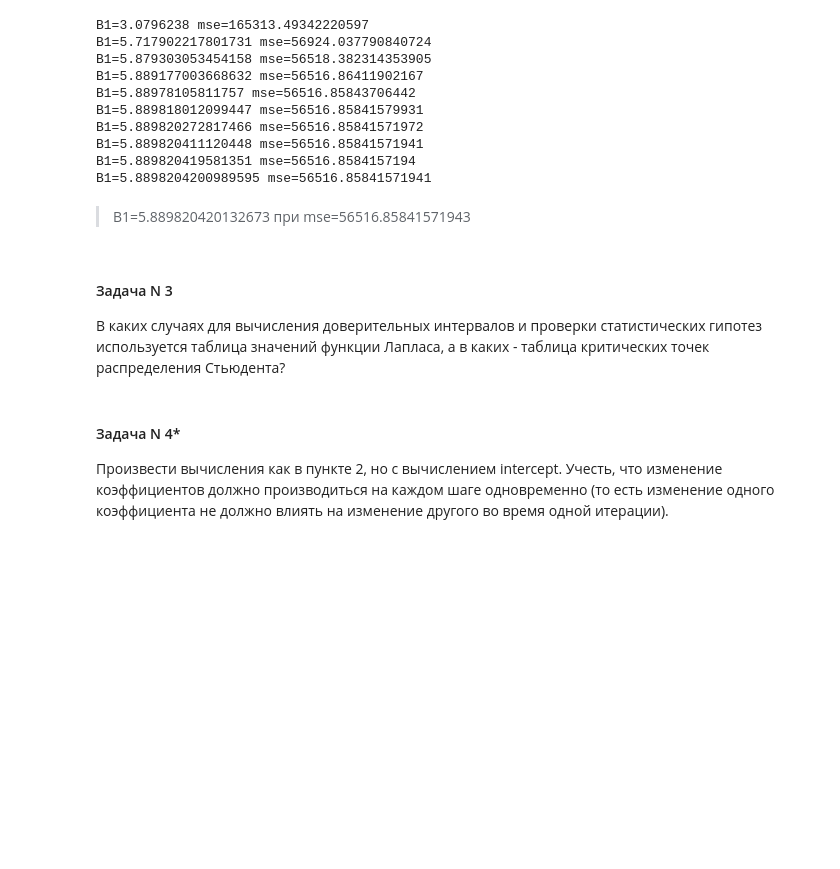
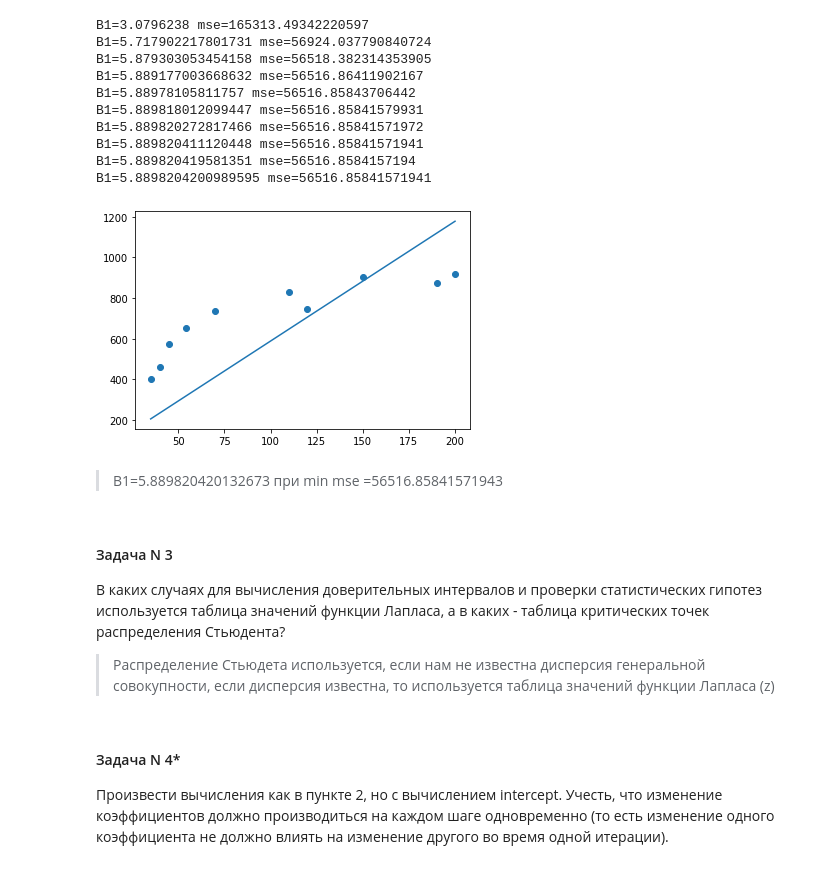
Before and after one commit to alex-chin/gb_prob_stat, a Jupyter notebook: homeworks/home07/home07.ipynb, the cells around one changed output. Drawn from its saved outputs; the diff is of its cells as text; code cells hidden in the pictures; blank space fills up the shorter version.

```diff
--- a/homeworks/home07/home07.ipynb
+++ b/homeworks/home07/home07.ipynb
@@ -139,11 +139,20 @@ B1=5.889820272817466 mse=56516.85841571972
 B1=5.889820411120448 mse=56516.85841571941
 B1=5.889820419581351 mse=56516.8584157194
 B1=5.8898204200989595 mse=56516.85841571941
+# %%
+X1 = X.copy()
+X1.sort()
+plt.scatter(X, y)
+plt.plot(X1, 5.889820 * X1)
+plt.show()
+# %% [output]
+[figure, added]
 # %% [markdown]
-> B1=5.889820420132673 при mse=56516.85841571943
+> B1=5.889820420132673 при min mse =56516.85841571943
 # %% [markdown]
 #### Задача N 3
 В каких случаях для вычисления доверительных интервалов и проверки статистических гипотез используется таблица значений функции Лапласа, а в каких - таблица критических точек распределения Стьюдента?
+> Распределение Стьюдета используется, если нам не известна дисперсия генеральной совокупности, если дисперсия известна, то используется таблица значений функции Лапласа (z)
 # %% [markdown]
 #### Задача N 4*
 Произвести вычисления как в пункте 2, но с вычислением intercept. Учесть, что изменение коэффициентов должно производиться на каждом шаге одновременно (то есть изменение одного коэффициента не должно влиять на изменение другого во время одной итерации).
```
Also changed, not shown: parts of 12 cells of this notebook.
